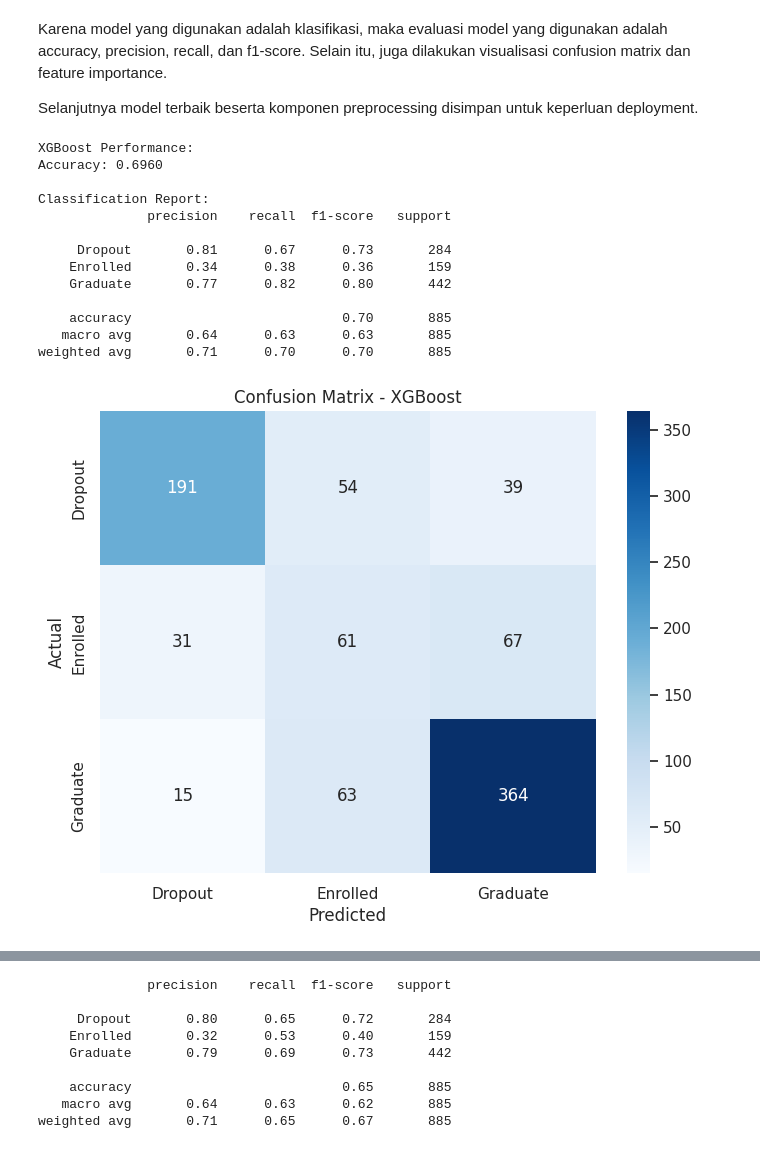
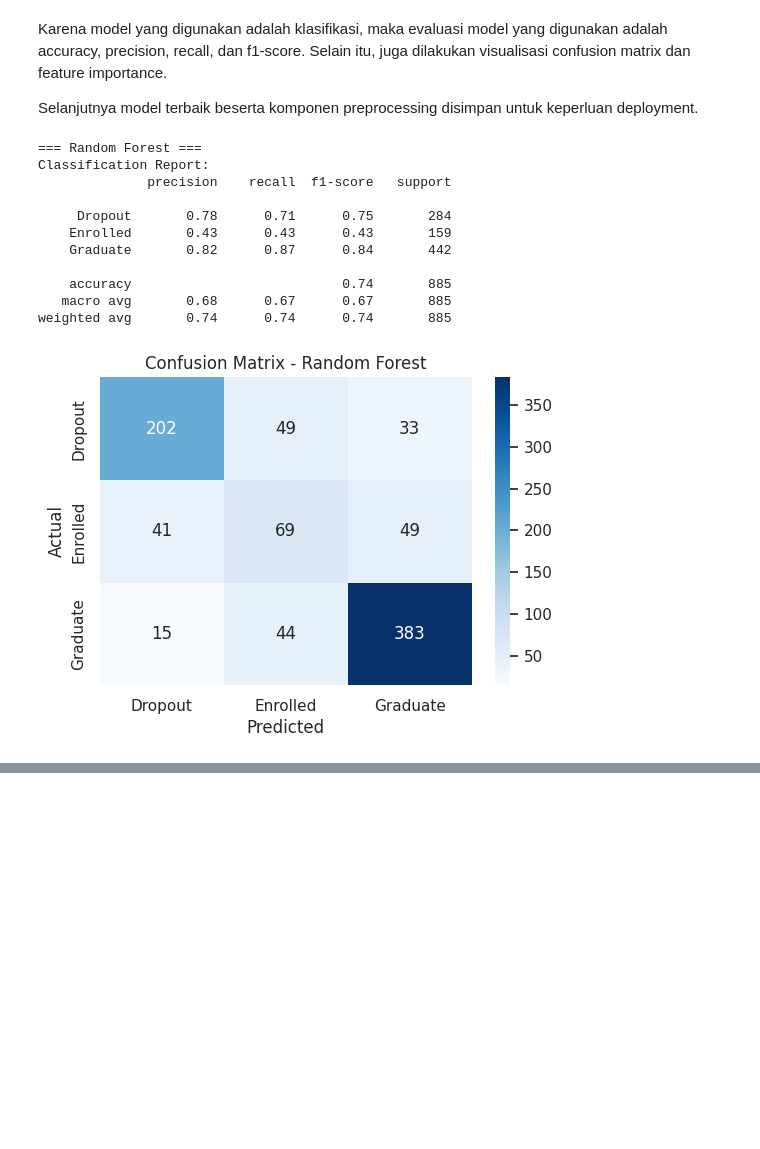
Before and after one commit to nafakhairunnisa/bpds_proyek_akhir, a Jupyter notebook: notebook_akhir.ipynb, the cells around one changed output, grey strips where cells are left out. Drawn from its saved outputs; the diff is of its cells as text; code cells hidden in the pictures; blank space fills up the shorter version.

```diff
--- a/notebook_akhir.ipynb
+++ b/notebook_akhir.ipynb
@@ -845,3 +895,10 @@ memory usage: 946.9+ KB
+# %%
+# Feature selection berdaasarkan asumsi fitur paling berpengaruh dengan label target
+
+selected_features = ['Marital_status', 'Application_mode', 'Application_order', 'Course', 'Daytime_evening_attendance', 'Age_at_enrollment',
+                     'Curricular_units_1st_sem_approved', 'Curricular_units_2nd_sem_approved', 'Debtor', 'Tuition_fees_up_to_date', 'Gender',
+                     'Scholarship_holder', 'Curricular_units_1st_sem_grade', 'Curricular_units_2nd_sem_grade',
+                     'avg_grade', 'credit_rate_1st', 'credit_rate_2nd', 'Status']
 # %%
 # Target
 target = 'Status'
@@ -939,0 +964,3 @@ df_selected.head()
+# %%
+# Berdasarkan hasil Chi Square, T-Test, dan ANOVA di atas dipilih beberapa fitur
+df_selected = df_cleaned[selected_features].drop(['credit_rate_1st', 'credit_rate_2nd'], axis=1).copy()
@@ -1092,0 +1077,10 @@ Training Logistic Regression...
+# %%
+# Inisialisasi model
+rf_model = RandomForestClassifier(random_state=42)
+nb_model = GaussianNB()
+svm_model = SVC(probability=True, class_weight='balanced', random_state=42)
+
+# Training
+rf_model.fit(X_train_balanced, y_train_balanced)
+nb_model.fit(X_train_balanced.toarray(), y_train_balanced)
+svm_model.fit(X_train_balanced, y_train_balanced)
@@ -1097,37 +1093,39 @@ Karena model yang digunakan adalah klasifikasi, maka evaluasi model yang digunak
 
 Selanjutnya model terbaik beserta komponen preprocessing disimpan untuk keperluan deployment.
 # %%
-# Evaluasi model
-for name, model in trained_models.items():
-    y_pred = model.predict(X_test_proc)
+def evaluate_model(model, X_test, y_test_enc, model_name, le_target, is_nb=False):
+    if is_nb:
+        X_test = X_test.toarray()
+    y_pred_enc = model.predict(X_test)
+    y_pred = le_target.inverse_transform(y_pred_enc)
+    y_test = le_target.inverse_transform(y_test_enc)
 
-    print(f"\n{name} Performance:")
-    print(f"Accuracy: {accuracy_score(y_test_enc, y_pred):.4f}")
-    print("\nClassification Report:")
-    print(classification_report(y_test_enc, y_pred, target_names=le_target.classes_))
+    print(f"\n=== {model_name} ===")
+    print("Classification Report:")
+    print(classification_report(y_test, y_pred))
 
-    # Confusion Matrix
-    cm = confusion_matrix(y_test_enc, y_pred)
-    plt.figure(figsize=(8, 6))
-    sns.heatmap(cm, annot=True, fmt='d', cmap='Blues',
-                xticklabels=le_target.classes_,
-                yticklabels=le_target.classes_)
-    plt.title(f'Confusion Matrix - {name}')
+    cm = confusion_matrix(y_test, y_pred, labels=le_target.classes_)
+    plt.figure(figsize=(6,4))
+    sns.heatmap(cm, annot=True, fmt='d', cmap='Blues', xticklabels=le_target.classes_, yticklabels=le_target.classes_)
+    plt.title(f'Confusion Matrix - {model_name}')
     plt.xlabel('Predicted')
     plt.ylabel('Actual')
     plt.show()
+
+# Evaluasi
+evaluate_model(rf_model, X_test_preprocessed, y_test_enc, "Random Forest", le_target)
+evaluate_model(nb_model, X_test_preprocessed, y_test_enc, "Naive Bayes", le_target, is_nb=True)
+evaluate_model(svm_model, X_test_preprocessed, y_test_enc, "SVM", le_target)
 # %% [output]
-XGBoost Performance:
-Accuracy: 0.6960
-
+=== Random Forest ===
 Classification Report:
               precision    recall  f1-score   support
 
-     Dropout       0.81      0.67      0.73       284
-    Enrolled       0.34      0.38      0.36       159
-    Graduate       0.77      0.82      0.80       442
+     Dropout       0.78      0.71      0.75       284
+    Enrolled       0.43      0.43      0.43       159
+    Graduate       0.82      0.87      0.84       442
 
-    accuracy                           0.70       885
-   macro avg       0.64      0.63      0.63       885
-weighted avg       0.71      0.70      0.70       885
+    accuracy                           0.74       885
+   macro avg       0.68      0.67      0.67       885
+weighted avg       0.74      0.74      0.74       885
-[figure, old version]
+[figure, new version]
@@ -1152,9 +1154,0 @@ Classification Report:
-              precision    recall  f1-score   support
-
-     Dropout       0.80      0.65      0.72       284
-    Enrolled       0.32      0.53      0.40       159
-    Graduate       0.79      0.69      0.73       442
-
-    accuracy                           0.65       885
-   macro avg       0.64      0.63      0.62       885
-weighted avg       0.71      0.65      0.67       885
```
Also changed, not shown: parts of 36 cells of this notebook, 8 other files.
